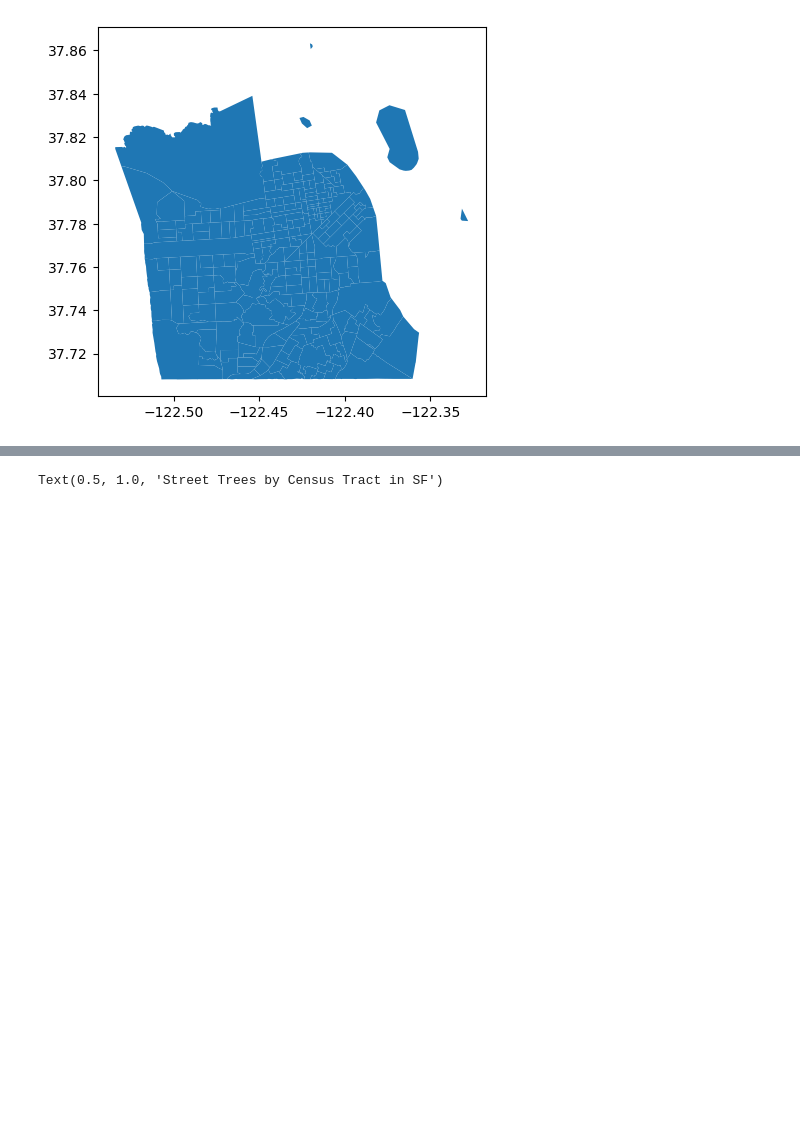
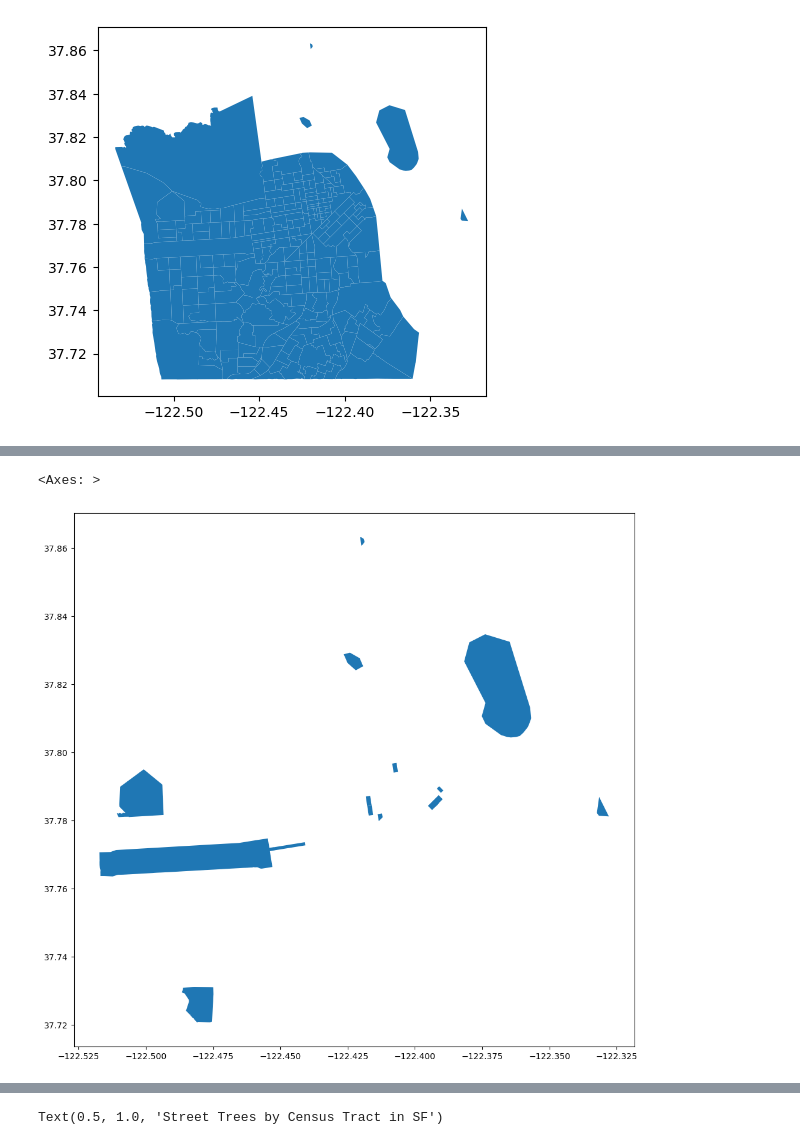
Before and after one commit to chuang01-cr/UP221-Caleb, a Jupyter notebook: Week 4 Assignment/Mini Individual Assignment .ipynb, the cells around one changed output, grey strips where cells are left out. Drawn from its saved outputs; the diff is of its cells as text; code cells hidden in the pictures; blank space fills up the shorter version.

```diff
--- a/Week 4 Assignment/Mini Individual Assignment .ipynb
+++ b/Week 4 Assignment/Mini Individual Assignment .ipynb
@@ -287,3 +333,8 @@ neighborhoodtrees1 = sf_census.merge(tree_counts1, how='left',on='tractce')
+# %%
+ten_least_trees.plot(figsize=(12,12))
+# %% [output]
+<Axes: >
+[figure, added]
 # %%
 # checking my work
 neighborhoodtrees1.sample()
```
Also changed, not shown: parts of 13 cells of this notebook.
